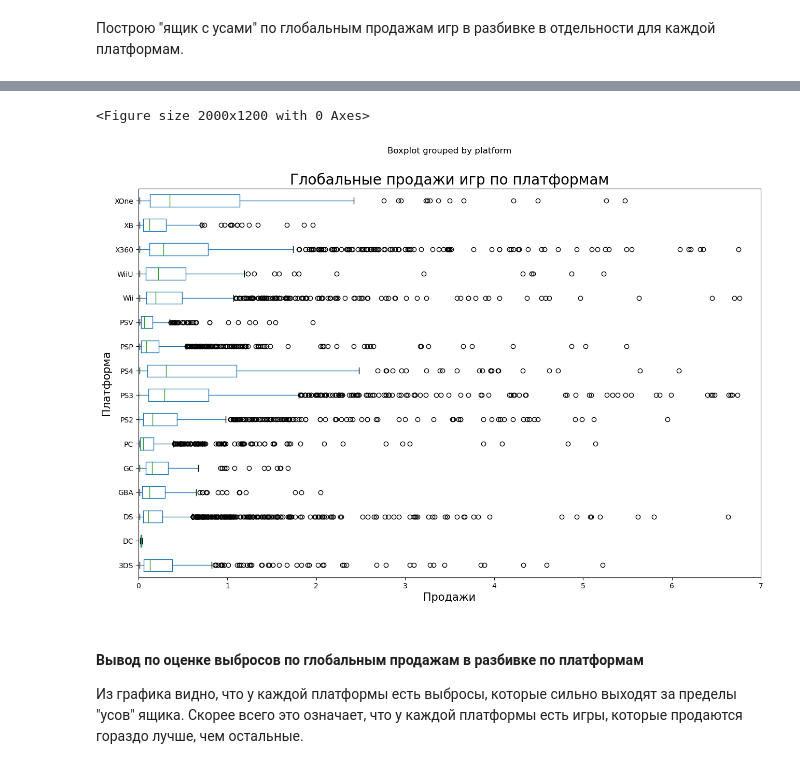
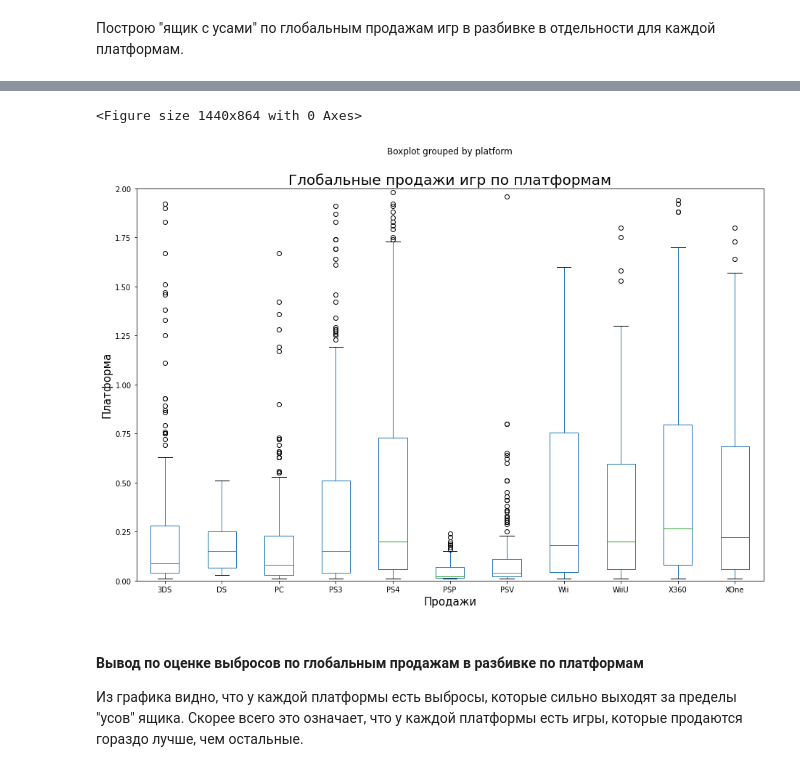
Before and after one commit to sudobooo/games_project, a Jupyter notebook: games_project.ipynb, the cells around one changed output, grey strips where cells are left out. Saved outputs shown, nothing was run; the diff lists cells and outputs as text; code cells hidden in the pictures.

```diff
--- a/games_project.ipynb
+++ b/games_project.ipynb
@@ -171,2 +167,0 @@ memory usage: 1.4+ MB
-# %%
-data['user_score'] = data['user_score'] * 10
@@ -235,2 +210,0 @@ data = data.dropna(subset=['name', 'year_of_release', 'genre'])
-# %%
-data['critic_score'] = data['critic_score'].fillna(data.groupby('name')['critic_score'].transform('median'))
@@ -239,5 +211,3 @@ data['critic_score'] = data['critic_score'].fillna(data.groupby('name')['critic_
-# %%
-data['user_score'] = data['user_score'].fillna(data.groupby('name')['user_score'].transform('median'))
 # %% [markdown]
 Посмотрю на уникальные значения в столбце rating.
 # %%
@@ -538,7 +504,7 @@ platforms_lifespan['lifespan'].mean()
 # %% [markdown]
 Выделим актуальный период в отдельный датафрейм.
 # %%
-actual_data = data.query('2005 <= year_of_release <= 2015', engine='python')
+actual_data = data.query('2013 <= year_of_release', engine='python')
 # %% [markdown]
 Посмотрим на первые 5 строк нового датафрейма и на общую информацию о нём.
 # %%
@@ -654,16 +627,16 @@ plt.show()
 # %%
 plt.figure(figsize=(20, 12))
-actual_data.boxplot(column='total_sales', by='platform', vert=False, figsize=(15, 10))
+actual_data.boxplot(column='total_sales', by='platform', figsize=(15, 10))
 
 plt.title('Глобальные продажи игр по платформам', fontsize=20)
 plt.xlabel('Продажи', fontsize=15)
 plt.ylabel('Платформа', fontsize=15)
 plt.grid()
-plt.xlim(0, 7)
+plt.ylim(0, 2)
 plt.show()
 # %% [output]
-<Figure size 2000x1200 with 0 Axes>
+<Figure size 1440x864 with 0 Axes>
-[figure, old version]
+[figure, new version]
 # %% [markdown]
 #### Вывод по оценке выбросов по глобальным продажам в разбивке по платформам
 <a name="assessment-of-outliers-in-global-sales-broken-down-by-platform"></a>
```
Also changed, not shown: parts of 81 cells of this notebook.
